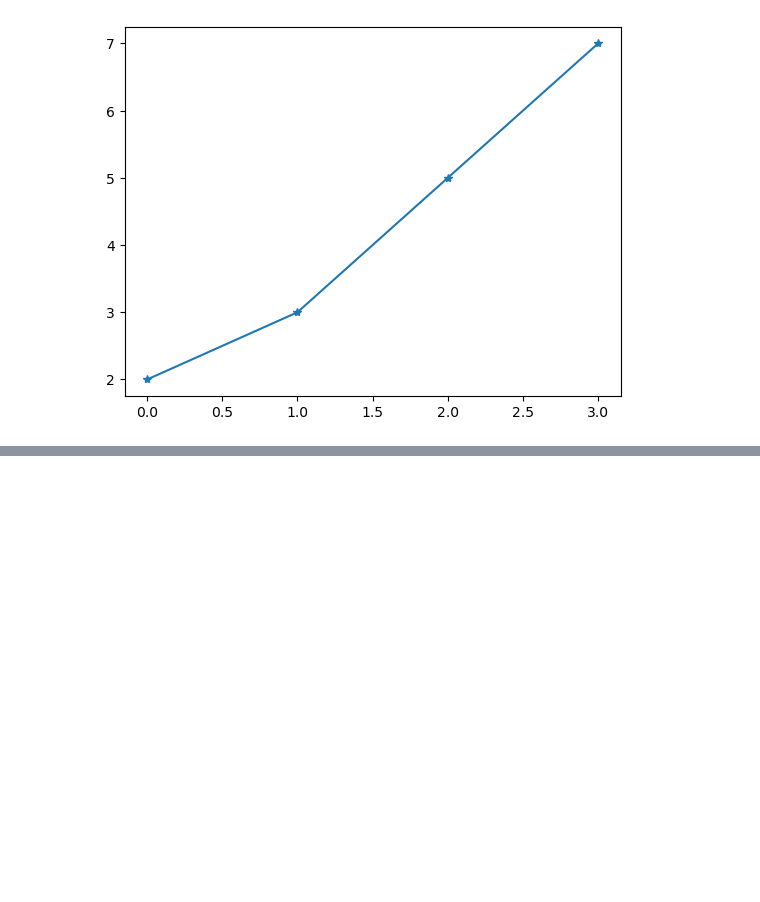
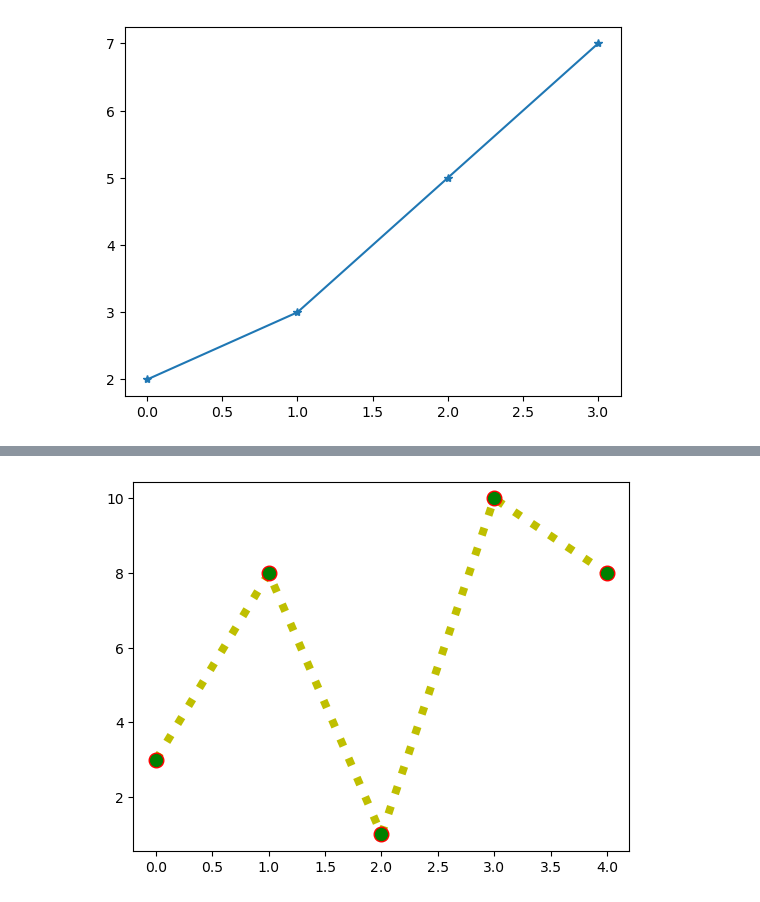
Before and after one commit to Joelson-Dieter/JupyterNotebook.ipynb, a Jupyter notebook: matplotlib.ipynb/marker.ipynb, the cells around one changed output, grey strips where cells are left out. Saved outputs shown, nothing was run; the diff lists cells and outputs as text; code cells hidden in the pictures; blank space fills up the shorter version.

```diff
--- a/matplotlib.ipynb/marker.ipynb
+++ b/matplotlib.ipynb/marker.ipynb
@@ -18,0 +35,8 @@ plt.show()
+# %%
+import matplotlib.pyplot as plt
+import numpy as np
+ypoints = np.array ([3,8,1,10,8])
+plt.plot(ypoints,marker='o',mec='r',mfc='g',ms=10.5,ls='dotted',lw='5.7',c='y')
+plt.show()
+# %% [output]
+[figure, added]
```
Also changed, not shown: parts of 5 cells of this notebook.
